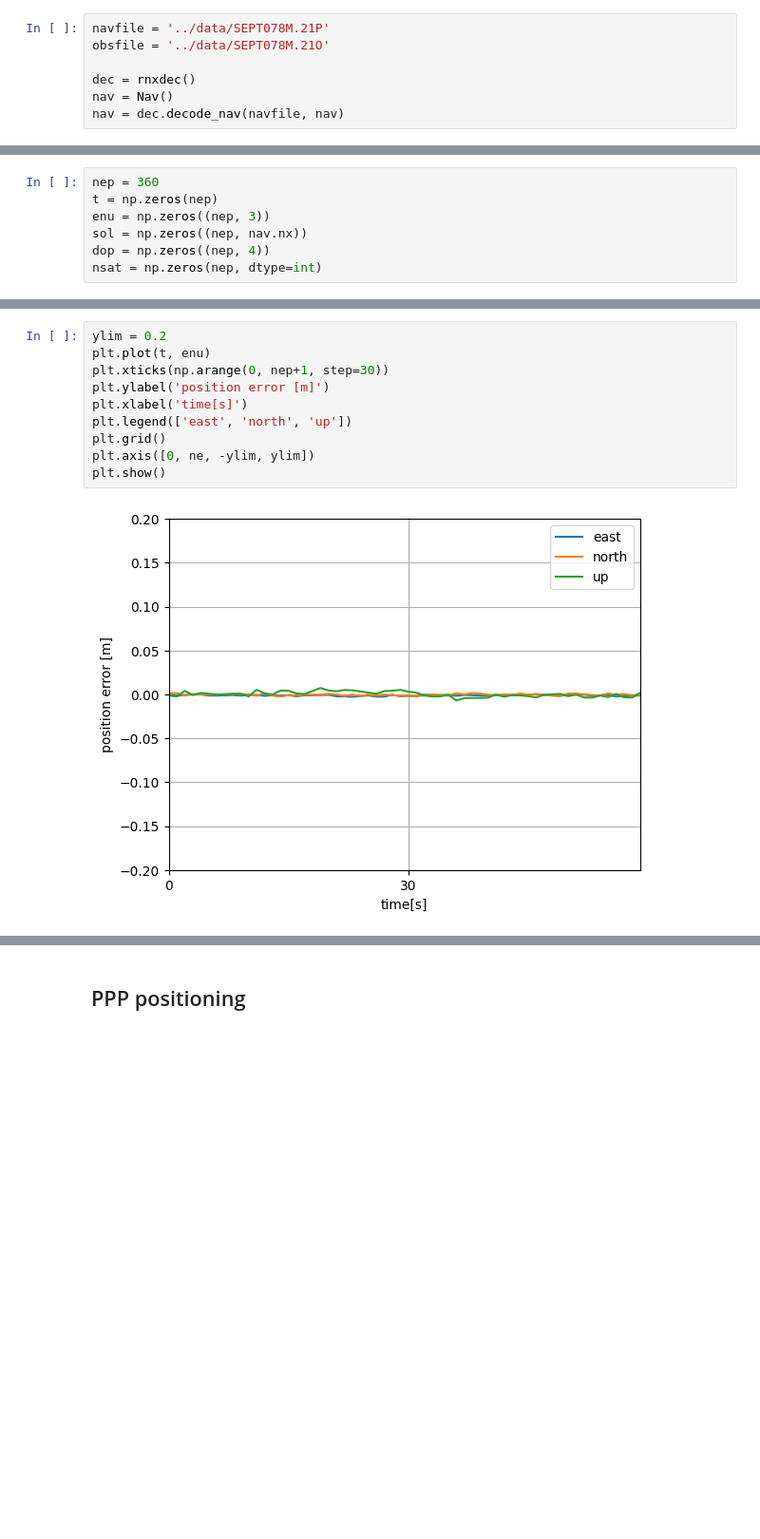
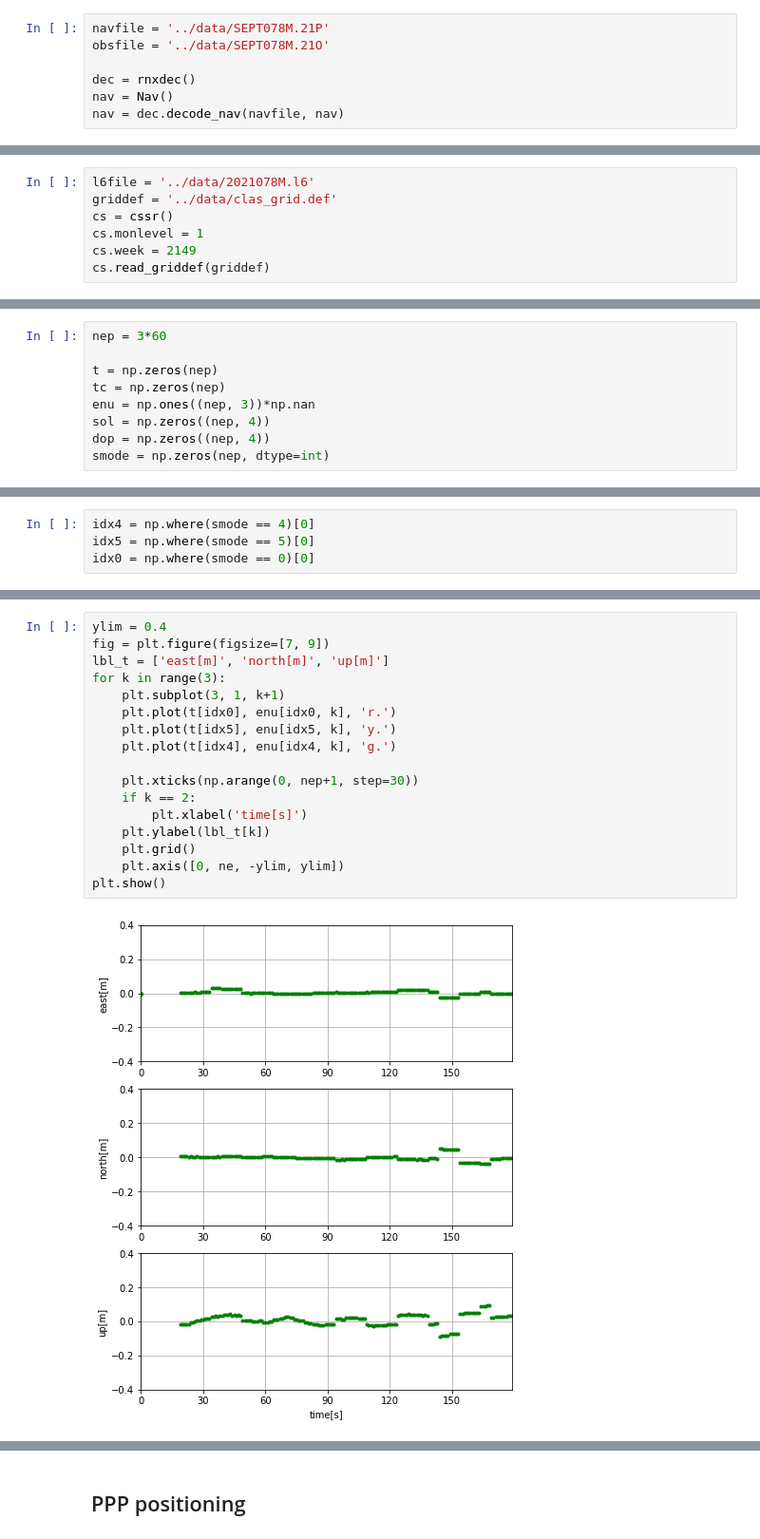
Before and after one commit to hirokawa/cssrlib-data, a Jupyter notebook: tutorials/ch1.ipynb, the cells around one changed output, grey strips where cells are left out. Shown at 95% size. Drawn from its saved outputs; the diff is of its cells as text; blank space fills up the shorter version.

```diff
--- a/tutorials/ch1.ipynb
+++ b/tutorials/ch1.ipynb
@@ -205,0 +371,7 @@ nav = dec.decode_nav(navfile, nav)
+# %%
+l6file = '../data/2021078M.l6'
+griddef = '../data/clas_grid.def'
+cs = cssr()
+cs.monlevel = 1
+cs.week = 2149
+cs.read_griddef(griddef)
@@ -206,7 +380,9 @@ nav = dec.decode_nav(navfile, nav)
 # %%
-nep = 360
+nep = 3*60
+
 t = np.zeros(nep)
-enu = np.zeros((nep, 3))
-sol = np.zeros((nep, nav.nx))
+tc = np.zeros(nep)
+enu = np.ones((nep, 3))*np.nan
+sol = np.zeros((nep, 4))
 dop = np.zeros((nep, 4))
-nsat = np.zeros(nep, dtype=int)
+smode = np.zeros(nep, dtype=int)
@@ -300,0 +435,4 @@ decb.fobs.close()
+# %%
+idx4 = np.where(smode == 4)[0]
+idx5 = np.where(smode == 5)[0]
+idx0 = np.where(smode == 0)[0]
@@ -301,12 +441,19 @@ decb.fobs.close()
 # %%
-ylim = 0.2
-plt.plot(t, enu)
-plt.xticks(np.arange(0, nep+1, step=30))
-plt.ylabel('position error [m]')
-plt.xlabel('time[s]')
-plt.legend(['east', 'north', 'up'])
-plt.grid()
-plt.axis([0, ne, -ylim, ylim])
+ylim = 0.4
+fig = plt.figure(figsize=[7, 9])
+lbl_t = ['east[m]', 'north[m]', 'up[m]']
+for k in range(3):
+    plt.subplot(3, 1, k+1)
+    plt.plot(t[idx0], enu[idx0, k], 'r.')
+    plt.plot(t[idx5], enu[idx5, k], 'y.')
+    plt.plot(t[idx4], enu[idx4, k], 'g.')
+
+    plt.xticks(np.arange(0, nep+1, step=30))
+    if k == 2:
+        plt.xlabel('time[s]')
+    plt.ylabel(lbl_t[k])
+    plt.grid()
+    plt.axis([0, ne, -ylim, ylim])
 plt.show()
 # %% [output]
-[figure, old version]
+[figure, new version]
```
Also changed, not shown: parts of 63 cells of this notebook.
